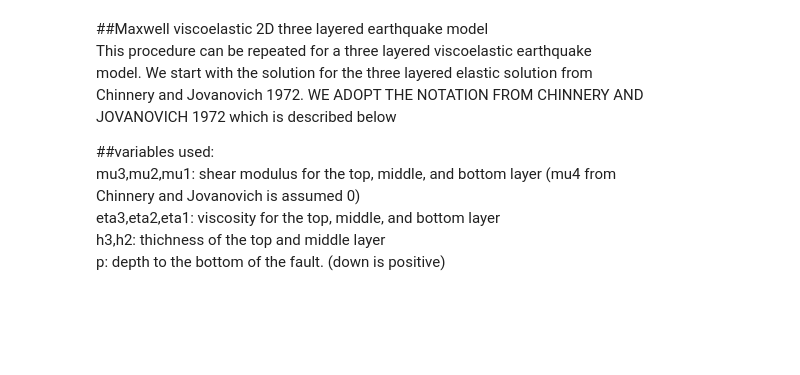
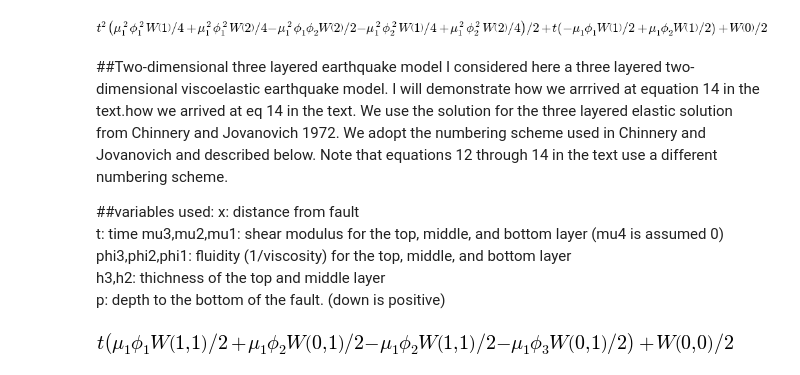
Before and after one commit to treverhines/GeoTomoPaper, a Jupyter notebook: supplementary/supplementary.ipynb, the cells around one changed output. Drawn from its saved outputs; the diff is of its cells as text; code cells hidden in the pictures; blank space fills up the shorter version.

```diff
--- a/supplementary/supplementary.ipynb
+++ b/supplementary/supplementary.ipynb
@@ -176,17 +132,47 @@ u_viscoelastic.expand().collect(t)
+# %%
+# If we assuming that the shear modulii are equal then we will recover
+# eq. 10 in the text, with the exception that b(t) is explicitly defined here
+u_v = ilt(uhat_v.subs(mu2,mu1),s,t,2)
+u_v
+# %% [output]
+[figure, added]
 # %% [markdown]
-##Maxwell viscoelastic 2D three layered earthquake model
-  This procedure can be repeated for a three layered viscoelastic earthquake
-  model.  We start with the solution for the three layered elastic solution from
-  Chinnery and Jovanovich 1972. WE ADOPT THE NOTATION FROM CHINNERY AND
-  JOVANOVICH 1972 which is described below
+##Two-dimensional three layered earthquake model
+I considered here a three layered two-dimensional viscoelastic earthquake model.  I will demonstrate how we arrrived at equation 14 in the text.how we arrived at eq 14 in the text.  We use the solution for the three layered elastic solution from Chinnery and Jovanovich 1972. We adopt the numbering scheme used in Chinnery and Jovanovich and described below.  Note that equations 12 through 14 in the text use a different numbering scheme.
 
 ##variables used:
-  mu3,mu2,mu1: shear modulus for the top, middle, and bottom layer (mu4 from
-               Chinnery and Jovanovich is assumed 0)
-  eta3,eta2,eta1: viscosity for the top, middle, and bottom layer
+  x: distance from fault
+  t: time
+  mu3,mu2,mu1: shear modulus for the top, middle, and bottom layer (mu4 is assumed 0)
+  phi3,phi2,phi1: fluidity (1/viscosity) for the top, middle, and bottom layer
   h3,h2: thichness of the top and middle layer
   p: depth to the bottom of the fault. (down is positive)
 # %%
+# define shear modulii parameters
+mu1,mu2,mu3 = sp.symbols('mu1,mu2,mu3')
+
+# define fluidity parameters
+phi1,phi2,phi3 = sp.symbols('phi1,phi2,phi3')
+
+# time, dummy variable for time integration, and Laplace domain parameter
+t,theta,s = sp.symbols('t,theta,s')
+
+# slip function.  This needs to be explicitly defined and I define it
+# here as one unit of slip throughout the postseismic period
+b = 1
+
+# dummy summation variable
+M,N = sp.symbols('M,N')
+
+# distance from the fault
+x = sp.symbols('x')
+
+# locking depth
+p = sp.symbols('p')
+
+# equation 13 in text which is only expressed as a function for cleaner output
+W = sp.Function('W')(M,N)
+
 # Chinnery and Jovanovich 1972 solution
 l_max = 2
 m_max = 2
@@ -200,7 +186,6 @@ b2    = 2*mu2 / (mu2 + mu3)
 b3    = 2
 d1    = 2*mu2 / (mu1 + mu2)
 d2    = 2*mu3 / (mu2 + mu3)
-W = sp.Function('W')(M,N)
 
 def P(l,m,n):
   N = sp.factorial(n+1) * sp.factorial(l+m-1)
@@ -229,4 +214,26 @@ for l in range(l_max):
       coeff = a1*d2*b2*b3*(-a1*a3)**m*(-a2*a3)**n*(-a1*a3*d2*b2)**l*Q(l,m,n)
       u += coeff*W.subs(((M,l+m+1),(N,l+n+1)))
 
-u_elastic = sp.Rational(1,2)*b*u
+u_e = sp.Rational(1,2)*b*u
+
+# This is the laplace transform of the elastic displacements
+uhat_e = sp.laplace_transform(u_e,t,s)[0]
+
+# define the equivalent shear modulii for a Maxwell viscoelastic body
+mu1hat = s/((s/mu1) + (phi1))
+mu2hat = s/((s/mu1) + (phi2))
+mu3hat = s/((s/mu1) + (phi3))
+
+# substitute the equivalent shear modulii into the Laplace transform of the
+# elastic displacements to get the laplace transform of the viscoelatic
+# displacements
+uhat_v = uhat_e.subs(((mu1,mu1hat),(mu2,mu2hat),(mu3,mu3hat)))
+
+# take the inverse Laplace transform to find the viscoelastic displacements
+# in the time domain. I am only expanding to the first two terms.  We
+# recover equation 14 in the text if you note that slip is explicitly defined,
+# and the numbering of the layers is reversed here.
+u_v = ilt(uhat_v,s,t,1)
+u_v
+# %% [output]
+[figure, added]
```
Also changed, not shown: parts of 21 cells of this notebook, 9 other files.
